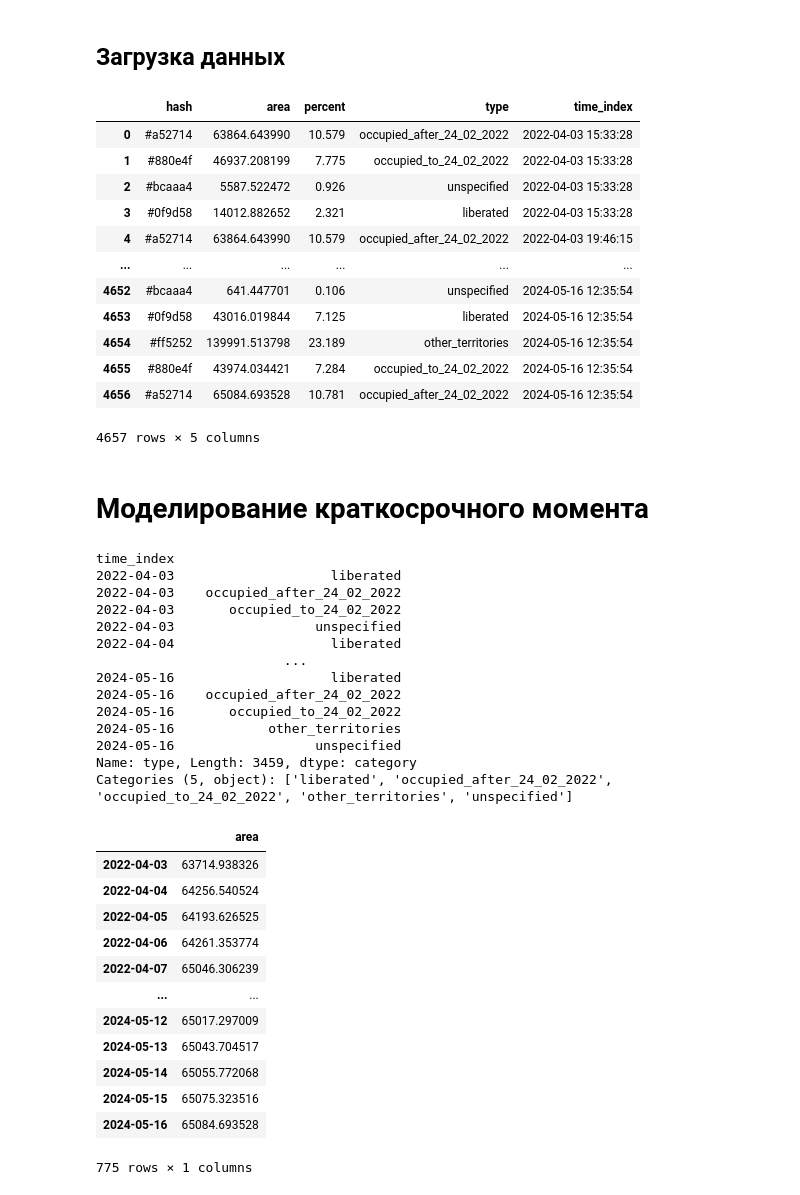
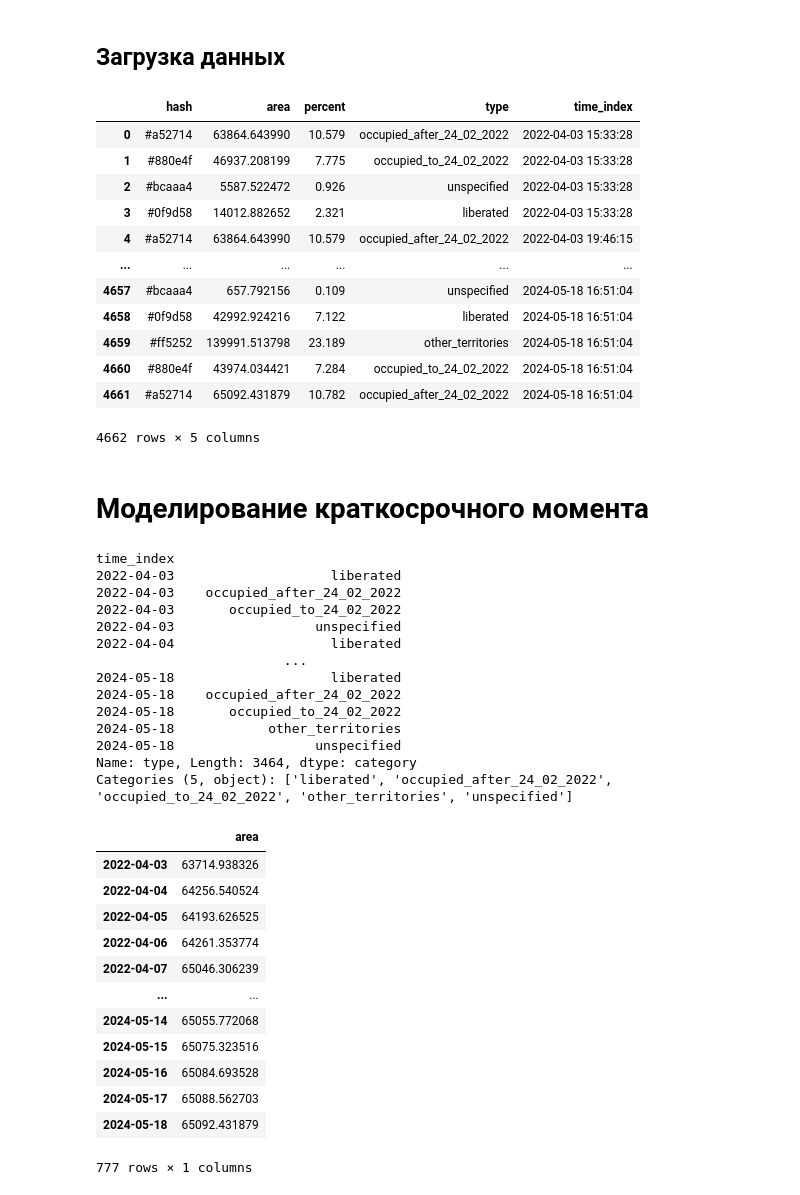
Before and after one commit to HexQuant/rua, a Jupyter notebook: area.ipynb, the cells around one changed output. Saved outputs shown, nothing was run; the diff lists cells and outputs as text; code cells hidden in the pictures.

```diff
--- a/area.ipynb
+++ b/area.ipynb
@@ -35,37 +35,36 @@ time_history_url = "https://deepstatemap.live/api/history/public"
 # %%
 # Making a get request
 response = requests.get(time_history_url)
 
 df = pd.DataFrame()
 # print json content
 t = len(response.json())
 Path("data/").mkdir(exist_ok=True)
 with tqdm(total=t) as pbar:
     for n, i in enumerate(response.json()):
         timestamp = i["id"]
         time_index = datetime.datetime.fromtimestamp(timestamp)
         pbar.set_description(str(time_index.date()), refresh=True)
 
-        area = requests.get(
-            f"https://deepstatemap.live/api/history/{timestamp}/areas")
+        area = requests.get(f"https://deepstatemap.live/api/history/{timestamp}/areas")
         js_df = pd.json_normalize(area.json()).assign(time_index=time_index)
         df = pd.concat([df, js_df], ignore_index=True)
         pbar.update(1)
 df
 # %% [output]
 |  | hash | area | percent | type | time_index |
 | 0 | #a52714 | 63864.643990 | 10.579 | occupied_after_24_02_2022 | 2022-04-03 15:33:28 |
 | 1 | #880e4f | 46937.208199 | 7.775 | occupied_to_24_02_2022 | 2022-04-03 15:33:28 |
 | 2 | #bcaaa4 | 5587.522472 | 0.926 | unspecified | 2022-04-03 15:33:28 |
 | 3 | #0f9d58 | 14012.882652 | 2.321 | liberated | 2022-04-03 15:33:28 |
 | 4 | #a52714 | 63864.643990 | 10.579 | occupied_after_24_02_2022 | 2022-04-03 19:46:15 |
 | ... | ... | ... | ... | ... | ... |
-| 4652 | #bcaaa4 | 641.447701 | 0.106 | unspecified | 2024-05-16 12:35:54 |
-| 4653 | #0f9d58 | 43016.019844 | 7.125 | liberated | 2024-05-16 12:35:54 |
-| 4654 | #ff5252 | 139991.513798 | 23.189 | other_territories | 2024-05-16 12:35:54 |
-| 4655 | #880e4f | 43974.034421 | 7.284 | occupied_to_24_02_2022 | 2024-05-16 12:35:54 |
-| 4656 | #a52714 | 65084.693528 | 10.781 | occupied_after_24_02_2022 | 2024-05-16 12:35:54 |
+| 4657 | #bcaaa4 | 657.792156 | 0.109 | unspecified | 2024-05-18 16:51:04 |
+| 4658 | #0f9d58 | 42992.924216 | 7.122 | liberated | 2024-05-18 16:51:04 |
+| 4659 | #ff5252 | 139991.513798 | 23.189 | other_territories | 2024-05-18 16:51:04 |
+| 4660 | #880e4f | 43974.034421 | 7.284 | occupied_to_24_02_2022 | 2024-05-18 16:51:04 |
+| 4661 | #a52714 | 65092.431879 | 10.782 | occupied_after_24_02_2022 | 2024-05-18 16:51:04 |
-4657 rows × 5 columns
+4662 rows × 5 columns
 # %%
 df.set_index("time_index", inplace=True)
 df = df.astype(
@@ -118,12 +117,12 @@ time_index
 2022-04-03                  unspecified
 2022-04-04                    liberated
                         ...
-2024-05-16                    liberated
-2024-05-16    occupied_after_24_02_2022
-2024-05-16       occupied_to_24_02_2022
-2024-05-16            other_territories
-2024-05-16                  unspecified
-Name: type, Length: 3459, dtype: category
+2024-05-18                    liberated
+2024-05-18    occupied_after_24_02_2022
+2024-05-18       occupied_to_24_02_2022
+2024-05-18            other_territories
+2024-05-18                  unspecified
+Name: type, Length: 3464, dtype: category
 Categories (5, object): ['liberated', 'occupied_after_24_02_2022', 'occupied_to_24_02_2022', 'other_territories', 'unspecified']
 # %%
 ru_holidays = holidays.country_holidays("RU")
@@ -148,12 +147,12 @@ aa
 | 2022-04-06 | 64261.353774 |
 | 2022-04-07 | 65046.306239 |
 | ... | ... |
-| 2024-05-12 | 65017.297009 |
-| 2024-05-13 | 65043.704517 |
 | 2024-05-14 | 65055.772068 |
 | 2024-05-15 | 65075.323516 |
 | 2024-05-16 | 65084.693528 |
+| 2024-05-17 | 65088.562703 |
+| 2024-05-18 | 65092.431879 |
-775 rows × 1 columns
+777 rows × 1 columns
 # %%
 xx = (
     pd.DataFrame(index=aa.index).assign(
```
Also changed, not shown: parts of 5 cells of this notebook, 2 other files.
